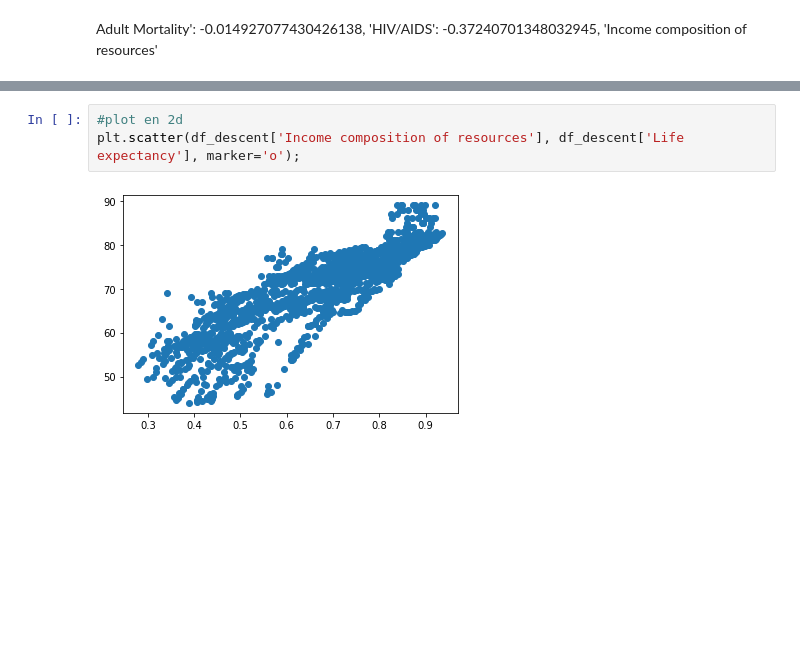
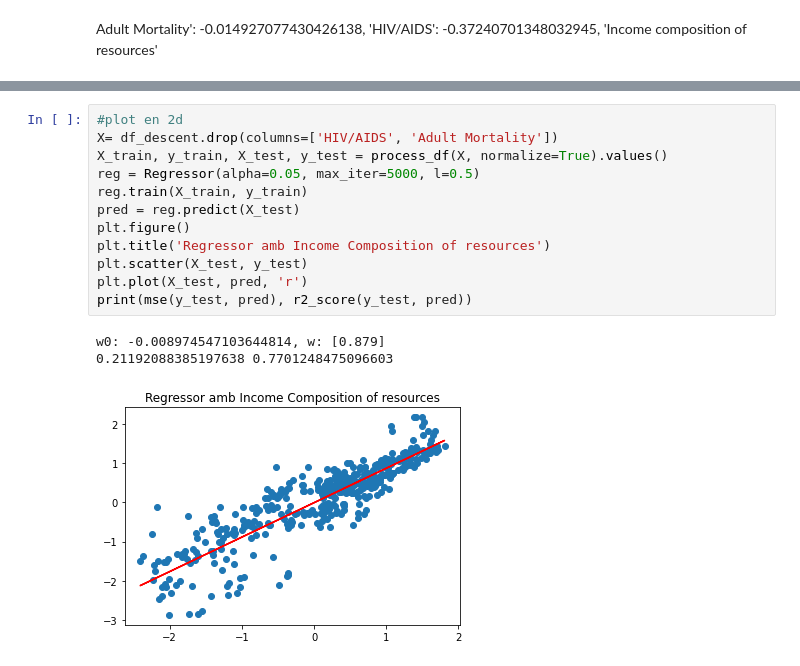
Before and after one commit to pablo15ruiz/ac-pr01, a Jupyter notebook: pr01.ipynb, the cells around one changed output, grey strips where cells are left out. Drawn from its saved outputs; the diff is of its cells as text; blank space fills up the shorter version.

```diff
--- a/pr01.ipynb
+++ b/pr01.ipynb
@@ -423,6 +450,17 @@ print(r2_score(y_test, pred))
-# %%
-#plot en 2d
-plt.scatter(df_descent['Income composition of resources'], df_descent['Life expectancy'], marker='o');
-# %% [output]
-[figure, removed]
+# %%
+#plot en 2d
+X= df_descent.drop(columns=['HIV/AIDS', 'Adult Mortality'])
+X_train, y_train, X_test, y_test = process_df(X, normalize=True).values()
+reg = Regressor(alpha=0.05, max_iter=5000, l=0.5)
+reg.train(X_train, y_train)
+pred = reg.predict(X_test)
+plt.figure()
+plt.title('Regressor amb Income Composition of resources')
+plt.scatter(X_test, y_test)
+plt.plot(X_test, pred, 'r')
+print(mse(y_test, pred), r2_score(y_test, pred))
+# %% [output]
+w0: -0.008974547103644814, w: [0.879]
+0.21192088385197638 0.7701248475096603
+[figure, added]
 # %%
```
Also changed, not shown: parts of 12 cells of this notebook.
